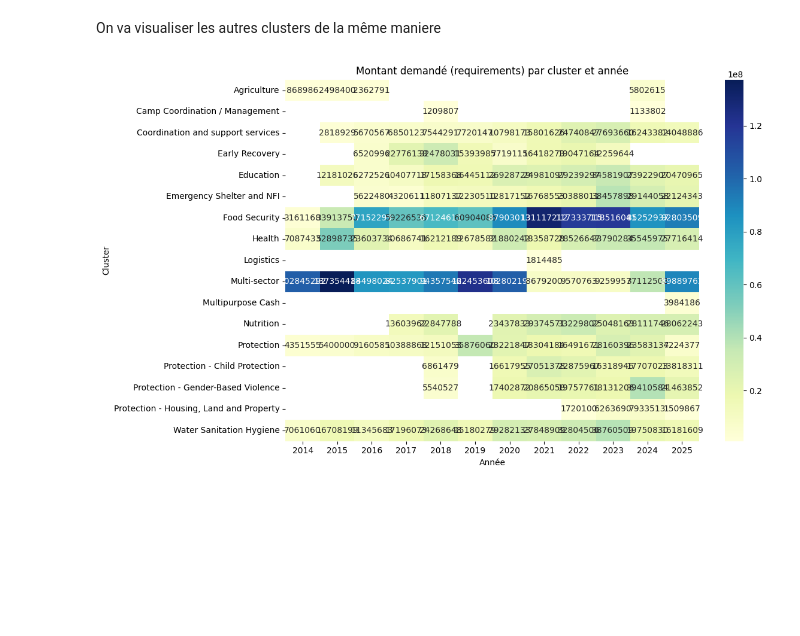
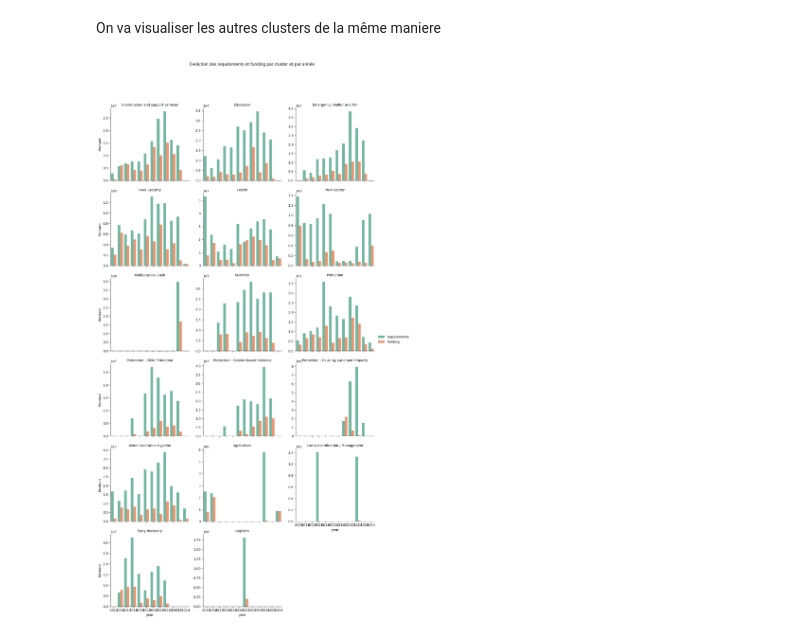
Before and after one commit to AnicetKJ/ProjetFTSCameroun, a Jupyter notebook: notebook_ml1.ipynb, the cells around one changed output. Cells and saved outputs as stored; diff of their text form; code cells hidden in the pictures; blank space fills up the shorter version.

```diff
--- a/notebook_ml1.ipynb
+++ b/notebook_ml1.ipynb
@@ -348,15 +298,20 @@ plt.show()
-# %%
-import seaborn as sns
-
-# Pivot table: lignes=cluster, colonnes=année, valeurs=montant demandé
-pivot_req = df_0.pivot_table(index='cluster', columns='year', values='requirements', aggfunc='sum')
-
-plt.figure(figsize=(12, 7))
-sns.heatmap(pivot_req, annot=True, fmt=".0f", cmap="YlGnBu")
-plt.title("Montant demandé (requirements) par cluster et année")
-plt.xlabel("Année")
-plt.ylabel("Cluster")
-plt.tight_layout()
-plt.show()
-# %% [output]
-[figure, removed]
+# %%
+
+# Préparation des données au format long
+df_long = df_0.melt(
+    id_vars=['year', 'cluster'],
+    value_vars=['requirements', 'funding'],
+    var_name='Type',
+    value_name='Montant'
+)
+
+# FacetGrid : un graphique par cluster
+g = sns.FacetGrid(df_long, col="cluster", col_wrap=3, height=4, sharey=False)
+g.map_dataframe(sns.barplot, x="year", y="Montant", hue="Type", palette="Set2")
+g.add_legend()
+g.set_titles("{col_name}")
+plt.subplots_adjust(top=0.9)
+g.fig.suptitle("Evolution des requirements et funding par cluster et par année")
+plt.show()
+# %% [output]
+[figure, added]
```
Also changed, not shown: parts of 2 cells of this notebook.
